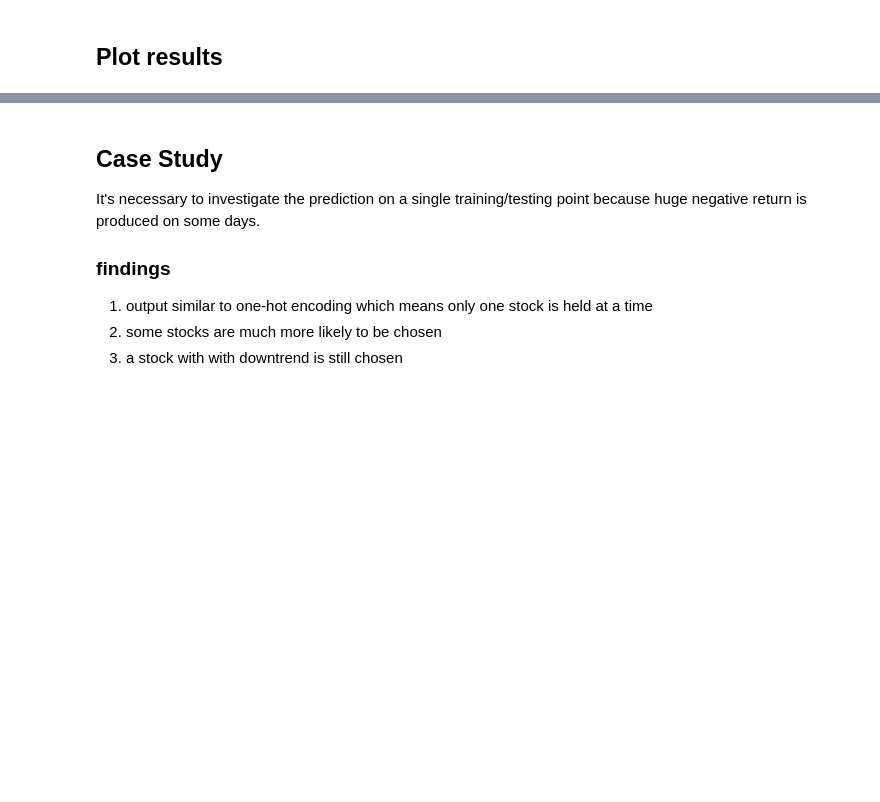
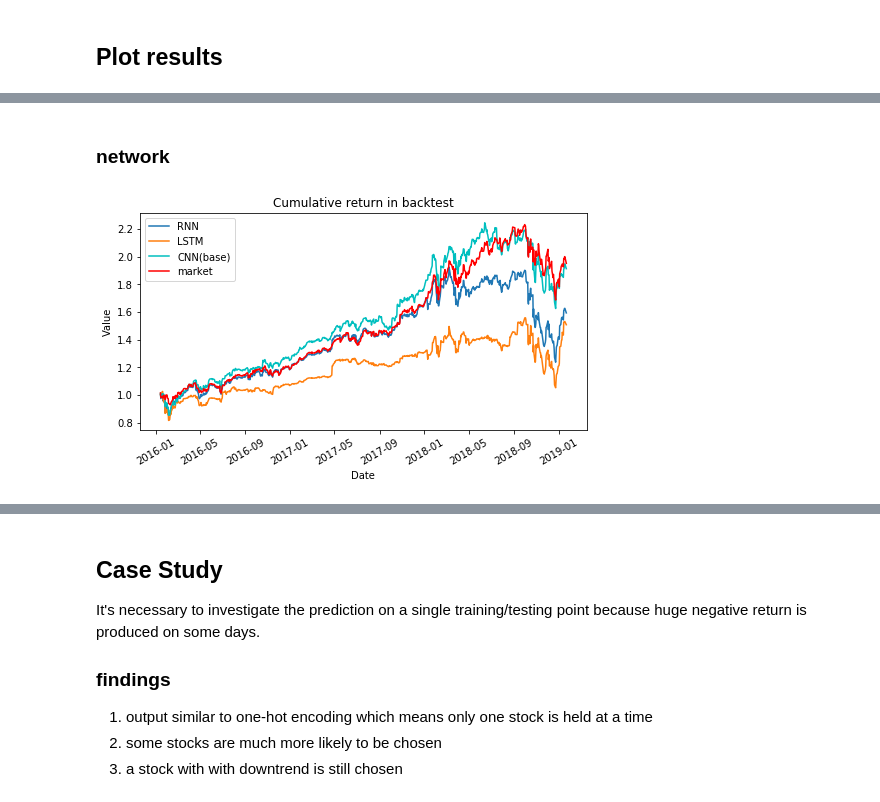
Before and after one commit to yanxurui/portfolio, a Jupyter notebook: analysis.ipynb, the cells around one changed output, grey strips where cells are left out. Saved outputs shown, nothing was run; the diff lists cells and outputs as text; code cells hidden in the pictures; blank space fills up the shorter version.

```diff
--- a/analysis.ipynb
+++ b/analysis.ipynb
@@ -56,0 +80,6 @@ fig3 = plot(pd.DataFrame(test), 'Cumulative return of backtest')
+# %% [markdown]
+### network
+# %%
+compare_with_base('exp/network', 'CNN(base)')
+# %% [output]
+[figure, added]
```
Also changed, not shown: parts of 13 cells of this notebook.
